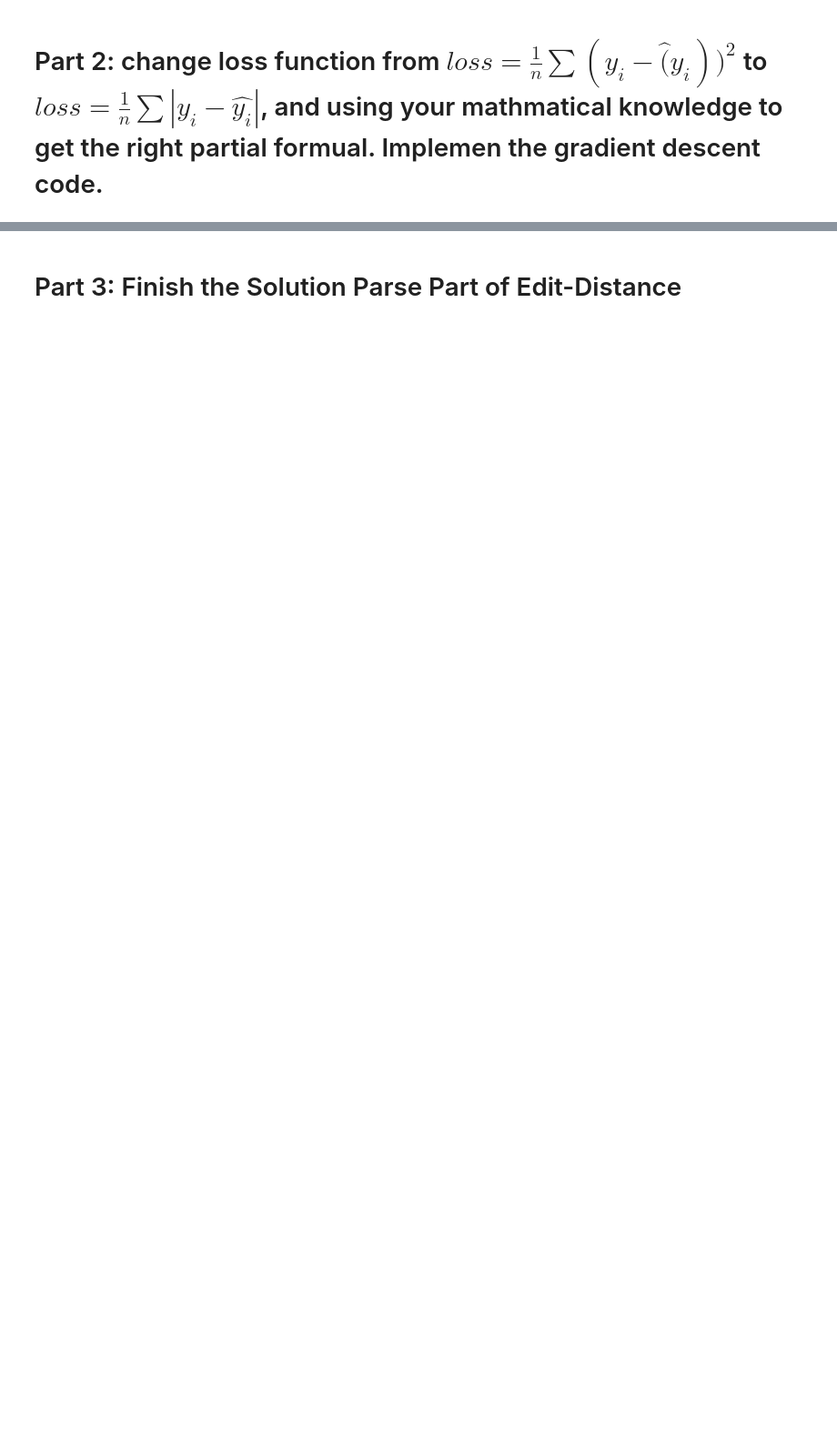
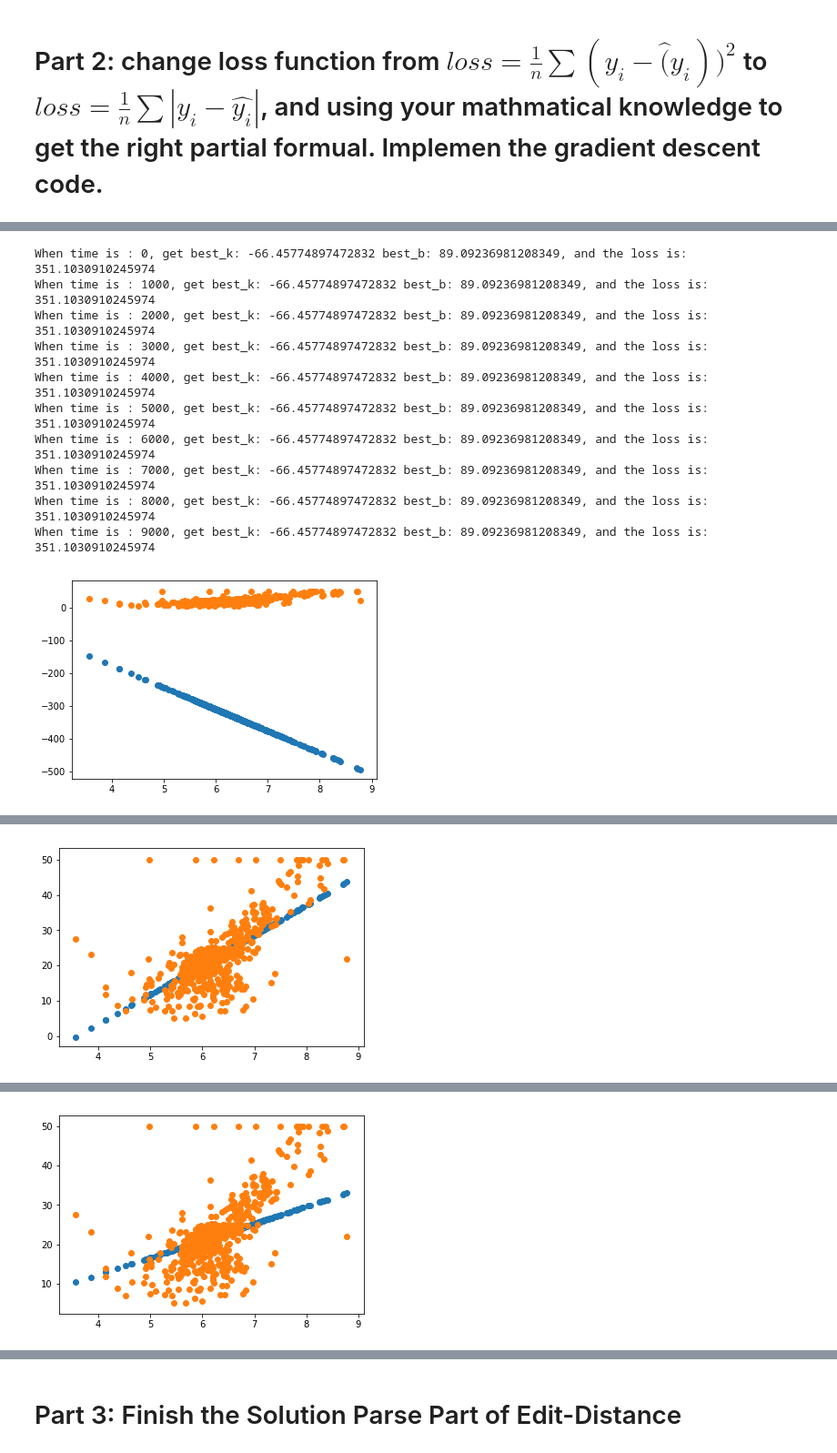
Before and after one commit to FandosWang/NLP_assignment, a Jupyter notebook: 3rd_week/Assignment-03.ipynb, the cells around one changed output, grey strips where cells are left out. Shown at 91% size. Saved outputs shown, nothing was run; the diff lists cells and outputs as text; code cells hidden in the pictures; blank space fills up the shorter version.

```diff
--- a/3rd_week/Assignment-03.ipynb
+++ b/3rd_week/Assignment-03.ipynb
@@ -267,0 +323,71 @@ defaultdict(<class 'int'>, {('r', 1): 66, ('r', 2): 64, ('r', 3): 62, ('r', 4):
+# %%
+from sklearn.datasets import load_boston
+#import numpy as np
+%matplotlib inline
+import matplotlib.pyplot as plt
+import random
+
+
+def price(rm, k, b):
+    return rm*k + b
+
+def loss(y, y_hat):
+    return sum(abs(y_i - y_hat_i) for y_i, y_hat_i in zip(list(y), list(y_hat)))/len(y)
+
+def partial_k(x, y, y_hat):
+    n = len(y)
+    gradient = 0
+    for x_i, y_i, y_hat_i in zip(list(x), list(y), list(y_hat)):
+        gradient += (y_i - y_hat_i) * x_i / abs(y_i - y_hat_i)
+    return -1 / n * gradient
+
+def partial_b(x, y, y_hat):
+    n = len(y)
+    gradient = 0
+    for y_i, y_hat_i in zip(list(y), list(y_hat)):
+        gradient += (y_i - y_hat_i) / abs(y_i - y_hat_i)
+    return -1 / n * gradient
+
+def gradient_decent():
+    data = load_boston()
+    trying_times = 10000
+    X, y = data['data'], data['target']
+    X_rm =X[:,5]
+    k_best, b_best = None, None
+    loss_min = float('inf')
+    k_current = random.random() * 200 - 100
+    b_current = random.random() * 200 - 100
+    update_time = 0
+
+    for i in range(trying_times):
+        price_by_k_and_b = [price(r, k_current, b_current) for r in X_rm]
+        loss_current = loss(y, price_by_k_and_b)
+        if loss_current < loss_min: # performance became better
+            k_best, b_best, loss_min = k_current, b_current, loss_current
+        if i % 1000 == 0:
+            print('When time is : {}, get best_k: {} best_b: {}, and the loss is: {}'.format(i, k_best, b_best, loss_min))
+        k_gradient = partial_k(X_rm, y, price_by_k_and_b)
+        b_gradient = partial_b(X_rm, y, price_by_k_and_b)
+        k_current +=  (-1 * k_gradient) * learning_rate
+        b_current +=  (-1 * b_gradient) * learning_rate
+
+
+    plt.scatter(X_rm, [price(rm, k_best, b_best) for rm in X_rm])
+    plt.scatter(X_rm, y)
+    plt.show()
+
+for i in range(10):
+    learning_rate = i * 0.05
+    gradient_decent()
+# %% [output]
+When time is : 0, get best_k: -66.45774897472832 best_b: 89.09236981208349, and the loss is: 351.1030910245974
+When time is : 1000, get best_k: -66.45774897472832 best_b: 89.09236981208349, and the loss is: 351.1030910245974
+When time is : 2000, get best_k: -66.45774897472832 best_b: 89.09236981208349, and the loss is: 351.1030910245974
+When time is : 3000, get best_k: -66.45774897472832 best_b: 89.09236981208349, and the loss is: 351.1030910245974
+When time is : 4000, get best_k: -66.45774897472832 best_b: 89.09236981208349, and the loss is: 351.1030910245974
+When time is : 5000, get best_k: -66.45774897472832 best_b: 89.09236981208349, and the loss is: 351.1030910245974
+When time is : 6000, get best_k: -66.45774897472832 best_b: 89.09236981208349, and the loss is: 351.1030910245974
+When time is : 7000, get best_k: -66.45774897472832 best_b: 89.09236981208349, and the loss is: 351.1030910245974
+When time is : 8000, get best_k: -66.45774897472832 best_b: 89.09236981208349, and the loss is: 351.1030910245974
+When time is : 9000, get best_k: -66.45774897472832 best_b: 89.09236981208349, and the loss is: 351.1030910245974
+[figure, added]
@@ -267,0 +404 @@ defaultdict(<class 'int'>, {('r', 1): 66, ('r', 2): 64, ('r', 3): 62, ('r', 4):
+[figure, added]
@@ -267,0 +415 @@ defaultdict(<class 'int'>, {('r', 1): 66, ('r', 2): 64, ('r', 3): 62, ('r', 4):
+[figure, added]
```
Also changed, not shown: parts of 19 cells of this notebook.
